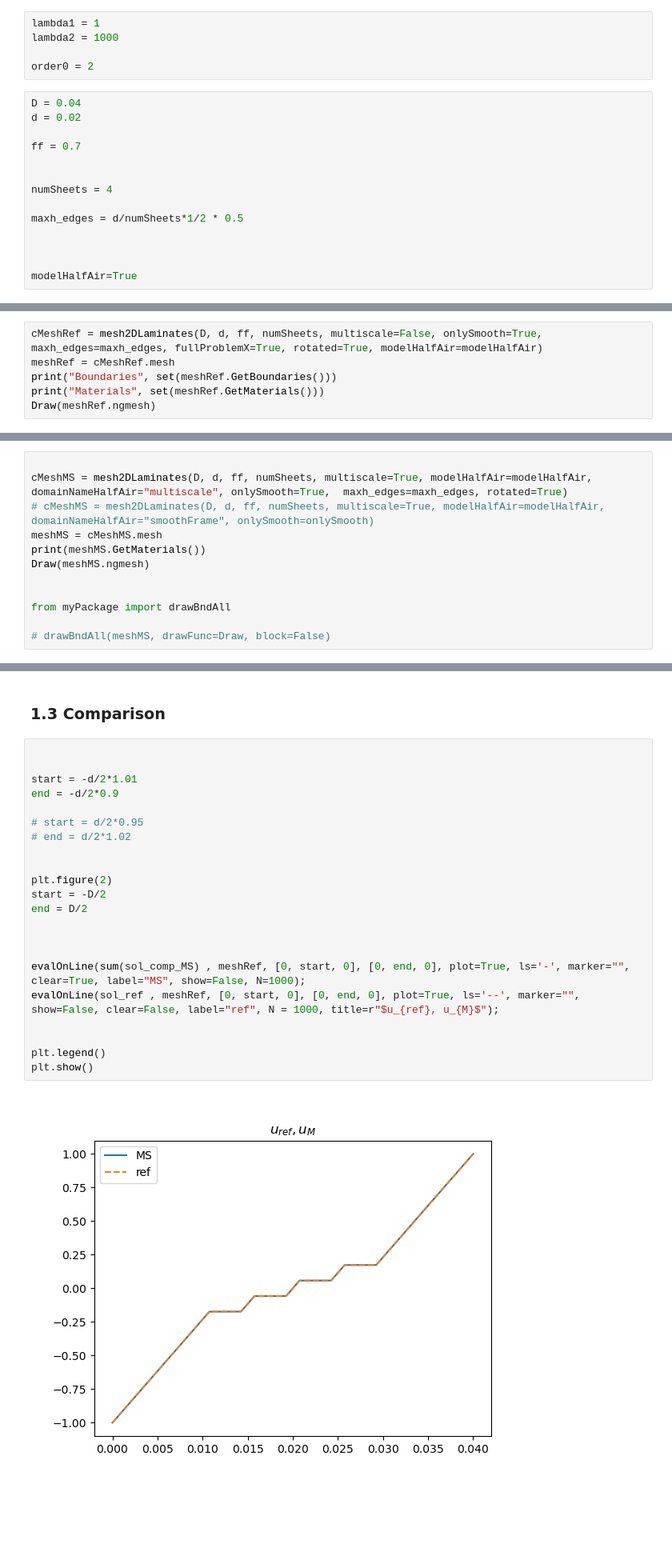
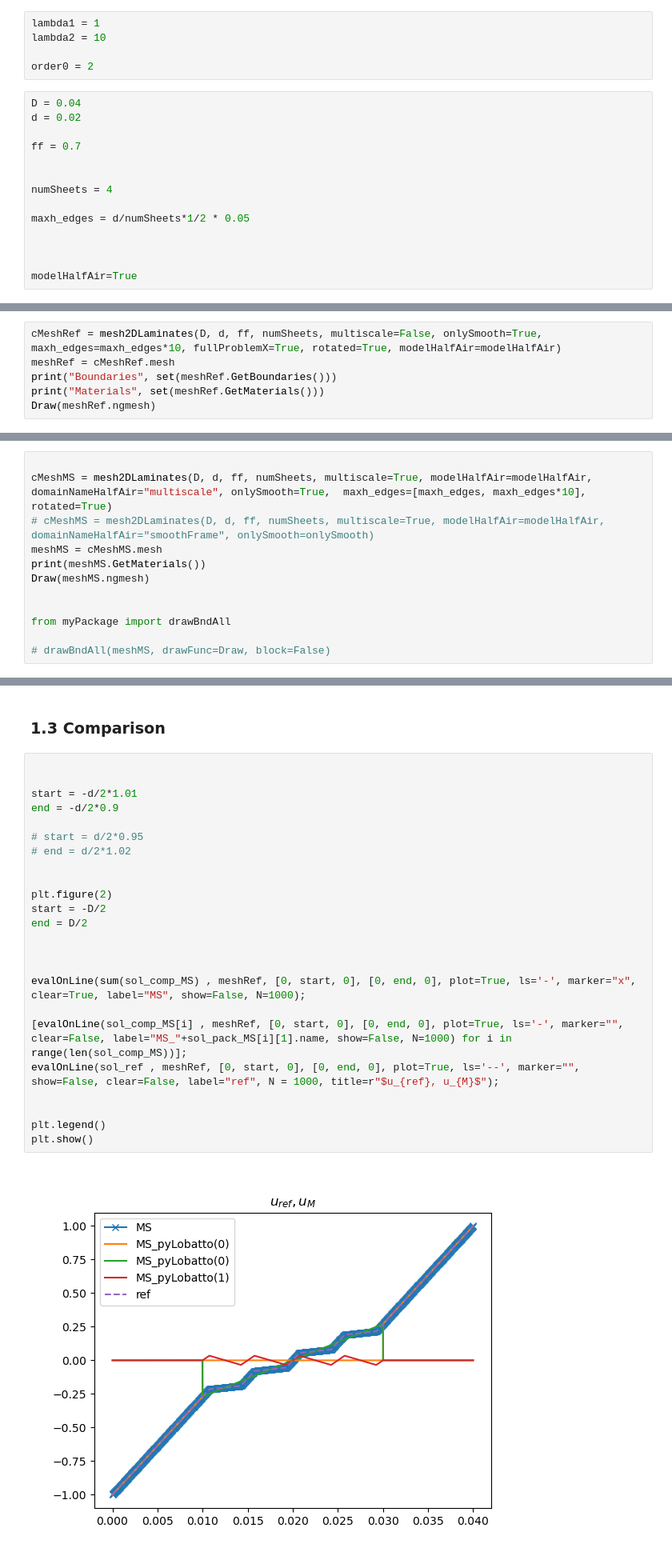
Before and after one commit to vhanser/ngsolveexample, a Jupyter notebook: content/multiscale/multiscale2DSmooth.ipynb, the cells around one changed output, grey strips where cells are left out. Shown: that part at 80% size. Saved outputs shown, nothing was run; the diff lists cells and outputs as text; blank space fills up the shorter version.

```diff
--- a/content/multiscale/multiscale2DSmooth.ipynb
+++ b/content/multiscale/multiscale2DSmooth.ipynb
@@ -16,7 +16,7 @@ from myPackage import evalOnLine
 from meshGen import mesh2DLaminates
 # %%
 lambda1 = 1
-lambda2 = 1000
+lambda2 = 10
 
 order0 = 2
 # %%
@@ -28,7 +28,7 @@ ff = 0.7
 
 numSheets = 4
 
-maxh_edges = d/numSheets*1/2 * 0.5
+maxh_edges = d/numSheets*1/2 * 0.05
 
 
 
@@ -37,7 +37,7 @@ modelHalfAir=True
 ## 1. Only Smooth
 ### 1.1. Reference Solution Only Smooth
 # %%
-cMeshRef = mesh2DLaminates(D, d, ff, numSheets, multiscale=False, onlySmooth=True, maxh_edges=maxh_edges, fullProblemX=True, rotated=True, modelHalfAir=modelHalfAir)
+cMeshRef = mesh2DLaminates(D, d, ff, numSheets, multiscale=False, onlySmooth=True, maxh_edges=maxh_edges*10, fullProblemX=True, rotated=True, modelHalfAir=modelHalfAir)
 meshRef = cMeshRef.mesh
 print("Boundaries", set(meshRef.GetBoundaries()))
 print("Materials", set(meshRef.GetMaterials()))
@@ -91,7 +91,7 @@ BaseWebGuiScene
 ### 1.2 Multiscale only Smooth
 # %%
 
-cMeshMS = mesh2DLaminates(D, d, ff, numSheets, multiscale=True, modelHalfAir=modelHalfAir, domainNameHalfAir="multiscale", onlySmooth=True,  maxh_edges=maxh_edges, rotated=True)
+cMeshMS = mesh2DLaminates(D, d, ff, numSheets, multiscale=True, modelHalfAir=modelHalfAir, domainNameHalfAir="multiscale", onlySmooth=True,  maxh_edges=[maxh_edges, maxh_edges*10], rotated=True)
 # cMeshMS = mesh2DLaminates(D, d, ff, numSheets, multiscale=True, modelHalfAir=modelHalfAir, domainNameHalfAir="smoothFrame", onlySmooth=onlySmooth)
 meshMS = cMeshMS.mesh
 print(meshMS.GetMaterials())
@@ -229,27 +343,29 @@ BaseWebGuiScene
 # %%
 
 
 start = -d/2*1.01
 end = -d/2*0.9
 
 # start = d/2*0.95
 # end = d/2*1.02
 
 
 plt.figure(2)
 start = -D/2
 end = D/2
 
 
 
-evalOnLine(sum(sol_comp_MS) , meshRef, [0, start, 0], [0, end, 0], plot=True, ls='-', marker="", clear=True, label="MS", show=False, N=1000);
+evalOnLine(sum(sol_comp_MS) , meshRef, [0, start, 0], [0, end, 0], plot=True, ls='-', marker="x", clear=True, label="MS", show=False, N=1000);
+
+[evalOnLine(sol_comp_MS[i] , meshRef, [0, start, 0], [0, end, 0], plot=True, ls='-', marker="", clear=False, label="MS_"+sol_pack_MS[i][1].name, show=False, N=1000) for i in range(len(sol_comp_MS))];
 evalOnLine(sol_ref , meshRef, [0, start, 0], [0, end, 0], plot=True, ls='--', marker="", show=False, clear=False, label="ref", N = 1000, title=r"$u_{ref}, u_{M}$");
 
 
 plt.legend()
 plt.show()
 # %% [output]
-[figure, old version]
+[figure, new version]
 # %%
 energy =  Integrate(getIntegrand4BFI(cl_gradgradMS.gradsol_pack, cl_gradgradMS.gradsol_pack, lambda2, lambda1), meshMS,
                                                 definedon=meshMS.Materials("multiscale"))
```
Also changed, not shown: parts of 10 cells of this notebook, 3 other files.
